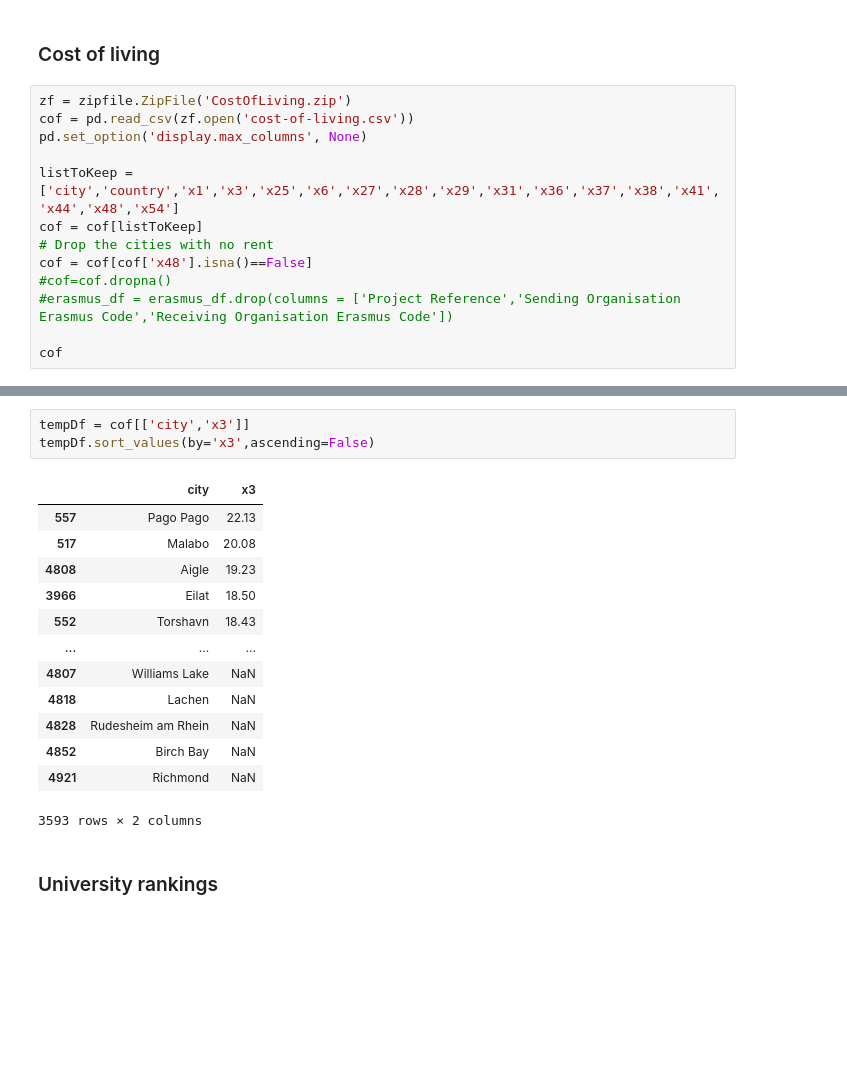
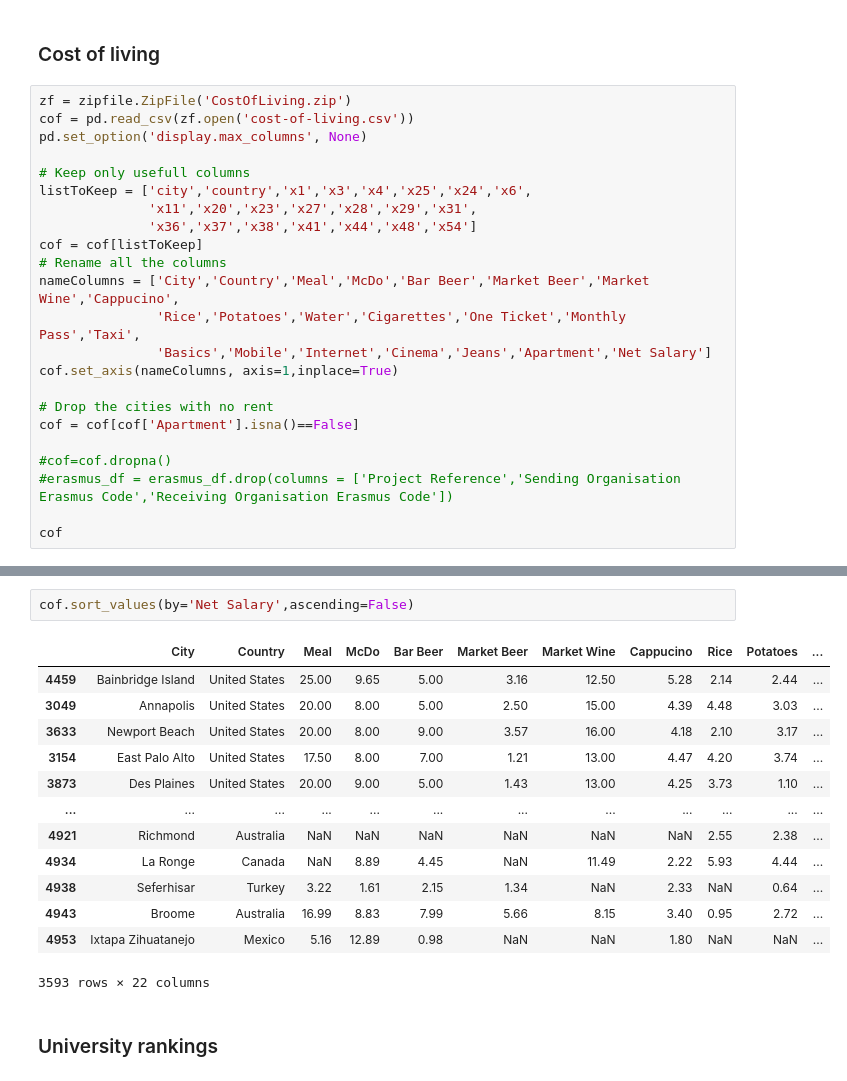
Before and after one commit to tatouti/DatabasePD, a Jupyter notebook: Erasmus_DataAnalysis.ipynb, the cells around one changed output, grey strips where cells are left out. Saved outputs shown, nothing was run; the diff lists cells and outputs as text; blank space fills up the shorter version.

```diff
--- a/Erasmus_DataAnalysis.ipynb
+++ b/Erasmus_DataAnalysis.ipynb
@@ -328,10 +328,20 @@ zf = zipfile.ZipFile('CostOfLiving.zip')
 cof = pd.read_csv(zf.open('cost-of-living.csv'))
 pd.set_option('display.max_columns', None)
 
-listToKeep = ['city','country','x1','x3','x25','x6','x27','x28','x29','x31','x36','x37','x38','x41','x44','x48','x54']
+# Keep only usefull columns
+listToKeep = ['city','country','x1','x3','x4','x25','x24','x6',
+              'x11','x20','x23','x27','x28','x29','x31',
+              'x36','x37','x38','x41','x44','x48','x54']
 cof = cof[listToKeep]
+# Rename all the columns
+nameColumns = ['City','Country','Meal','McDo','Bar Beer','Market Beer','Market Wine','Cappucino',
+               'Rice','Potatoes','Water','Cigarettes','One Ticket','Monthly Pass','Taxi',
+               'Basics','Mobile','Internet','Cinema','Jeans','Apartment','Net Salary']
+cof.set_axis(nameColumns, axis=1,inplace=True)
+
 # Drop the cities with no rent
-cof = cof[cof['x48'].isna()==False]
+cof = cof[cof['Apartment'].isna()==False]
+
 #cof=cof.dropna()
 #erasmus_df = erasmus_df.drop(columns = ['Project Reference','Sending Organisation Erasmus Code','Receiving Organisation Erasmus Code'])
 
@@ -353,20 +363,19 @@ cof
 # %%
-tempDf = cof[['city','x3']]
-tempDf.sort_values(by='x3',ascending=False)
+cof.sort_values(by='Net Salary',ascending=False)
 # %% [output]
-|  | city | x3 |
-| 557 | Pago Pago | 22.13 |
-| 517 | Malabo | 20.08 |
-| 4808 | Aigle | 19.23 |
-| 3966 | Eilat | 18.50 |
-| 552 | Torshavn | 18.43 |
-| ... | ... | ... |
-| 4807 | Williams Lake | NaN |
-| 4818 | Lachen | NaN |
-| 4828 | Rudesheim am Rhein | NaN |
-| 4852 | Birch Bay | NaN |
-| 4921 | Richmond | NaN |
+|  | City | Country | Meal | McDo | Bar Beer | Market Beer | Market Wine | Cappucino | Rice | Potatoes | ... |
+| 4459 | Bainbridge Island | United States | 25.00 | 9.65 | 5.00 | 3.16 | 12.50 | 5.28 | 2.14 | 2.44 | ... |
+| 3049 | Annapolis | United States | 20.00 | 8.00 | 5.00 | 2.50 | 15.00 | 4.39 | 4.48 | 3.03 | ... |
+| 3633 | Newport Beach | United States | 20.00 | 8.00 | 9.00 | 3.57 | 16.00 | 4.18 | 2.10 | 3.17 | ... |
+| 3154 | East Palo Alto | United States | 17.50 | 8.00 | 7.00 | 1.21 | 13.00 | 4.47 | 4.20 | 3.74 | ... |
+| 3873 | Des Plaines | United States | 20.00 | 9.00 | 5.00 | 1.43 | 13.00 | 4.25 | 3.73 | 1.10 | ... |
+| ... | ... | ... | ... | ... | ... | ... | ... | ... | ... | ... | ... |
+| 4921 | Richmond | Australia | NaN | NaN | NaN | NaN | NaN | NaN | 2.55 | 2.38 | ... |
+| 4934 | La Ronge | Canada | NaN | 8.89 | 4.45 | NaN | 11.49 | 2.22 | 5.93 | 4.44 | ... |
+| 4938 | Seferhisar | Turkey | 3.22 | 1.61 | 2.15 | 1.34 | NaN | 2.33 | NaN | 0.64 | ... |
+| 4943 | Broome | Australia | 16.99 | 8.83 | 7.99 | 5.66 | 8.15 | 3.40 | 0.95 | 2.72 | ... |
+| 4953 | Ixtapa Zihuatanejo | Mexico | 5.16 | 12.89 | 0.98 | NaN | NaN | 1.80 | NaN | NaN | ... |
-3593 rows × 2 columns
+3593 rows × 22 columns
 # %% [markdown]
 ### University rankings
 # %%
```
Also changed, not shown: parts of 2 cells of this notebook.
